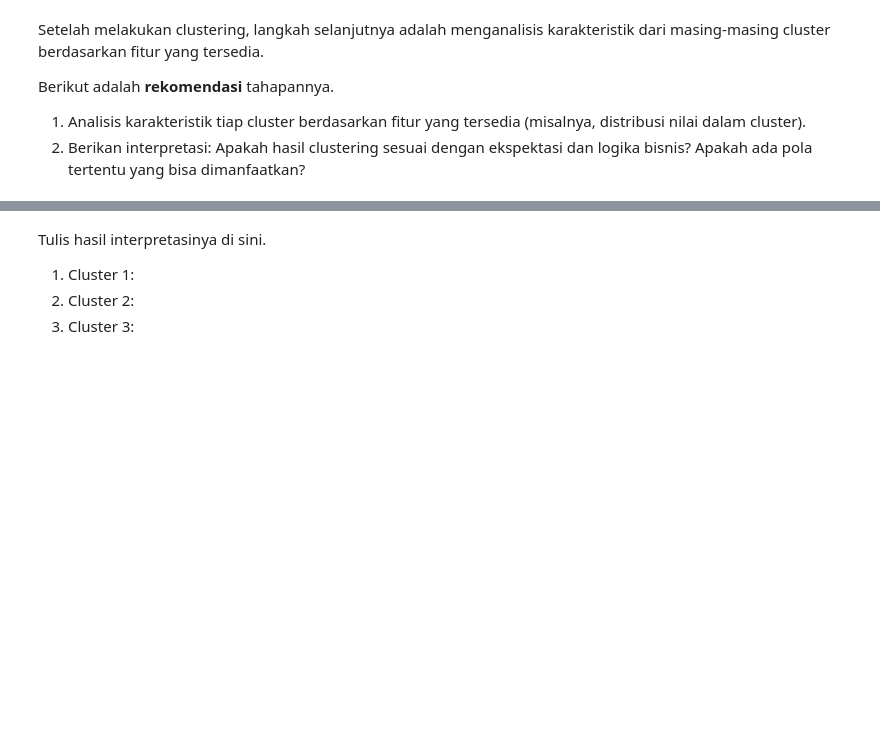
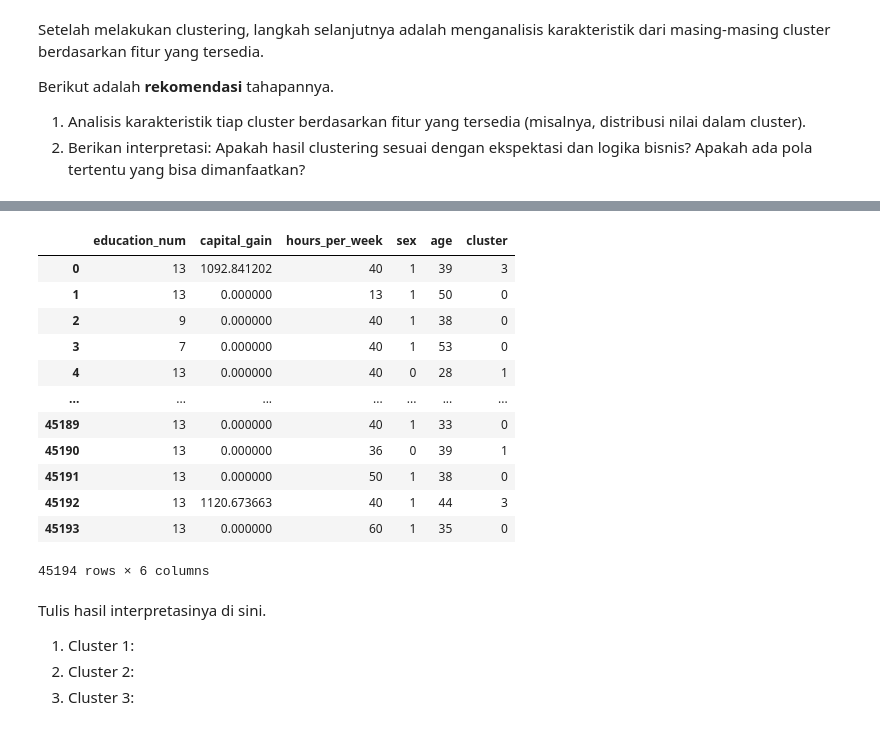
Before and after one commit to Maoelan/adult-income-clustering-classification, a Jupyter notebook: [Clustering] Submission Akhir BMLP_Maulana Muhammad.ipynb, the cells around one changed output, grey strips where cells are left out. Drawn from its saved outputs; the diff is of its cells as text; code cells hidden in the pictures; blank space fills up the shorter version.

```diff
--- a/[Clustering] Submission Akhir BMLP_Maulana Muhammad.ipynb
+++ b/[Clustering] Submission Akhir BMLP_Maulana Muhammad.ipynb
@@ -1061,3 +1111,22 @@ Berikut adalah **rekomendasi** tahapannya.
+# %%
+selected_columns = combined_df_original[['education_num', 'capital_gain', 'hours_per_week', 'sex', 'age']]
+combined_df_final = pd.concat([selected_columns, new_df[['cluster']]], axis=1)
+# %%
+combined_df_final
+# %% [output]
+|  | education_num | capital_gain | hours_per_week | sex | age | cluster |
+| 0 | 13 | 1092.841202 | 40 | 1 | 39 | 3 |
+| 1 | 13 | 0.000000 | 13 | 1 | 50 | 0 |
+| 2 | 9 | 0.000000 | 40 | 1 | 38 | 0 |
+| 3 | 7 | 0.000000 | 40 | 1 | 53 | 0 |
+| 4 | 13 | 0.000000 | 40 | 0 | 28 | 1 |
+| ... | ... | ... | ... | ... | ... | ... |
+| 45189 | 13 | 0.000000 | 40 | 1 | 33 | 0 |
+| 45190 | 13 | 0.000000 | 36 | 0 | 39 | 1 |
+| 45191 | 13 | 0.000000 | 50 | 1 | 38 | 0 |
+| 45192 | 13 | 1120.673663 | 40 | 1 | 44 | 3 |
+| 45193 | 13 | 0.000000 | 60 | 1 | 35 | 0 |
+45194 rows × 6 columns
 # %% [markdown]
 Tulis hasil interpretasinya di sini.
 1. Cluster 1:
```
Also changed, not shown: parts of 10 cells of this notebook, 8 other files.
